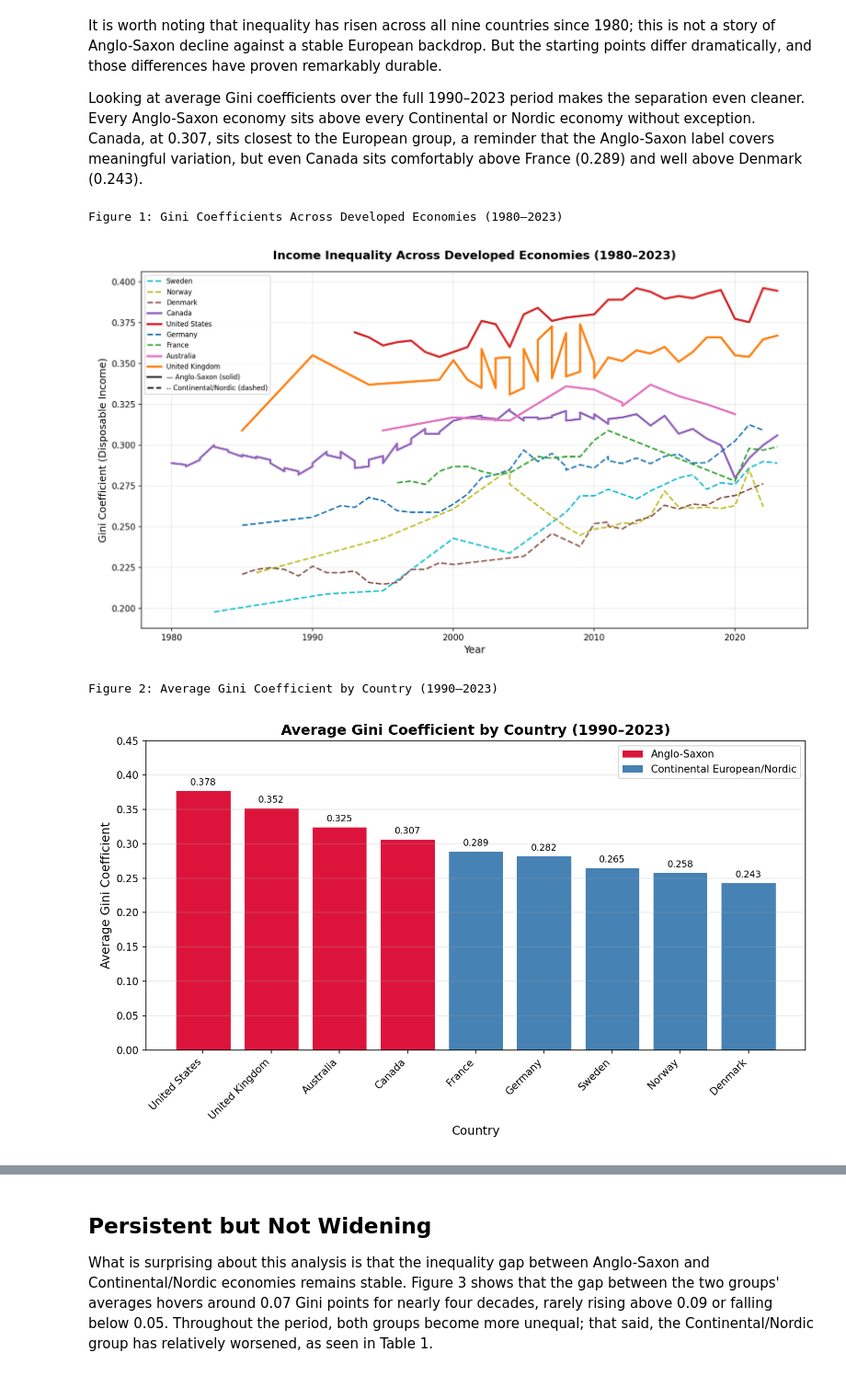
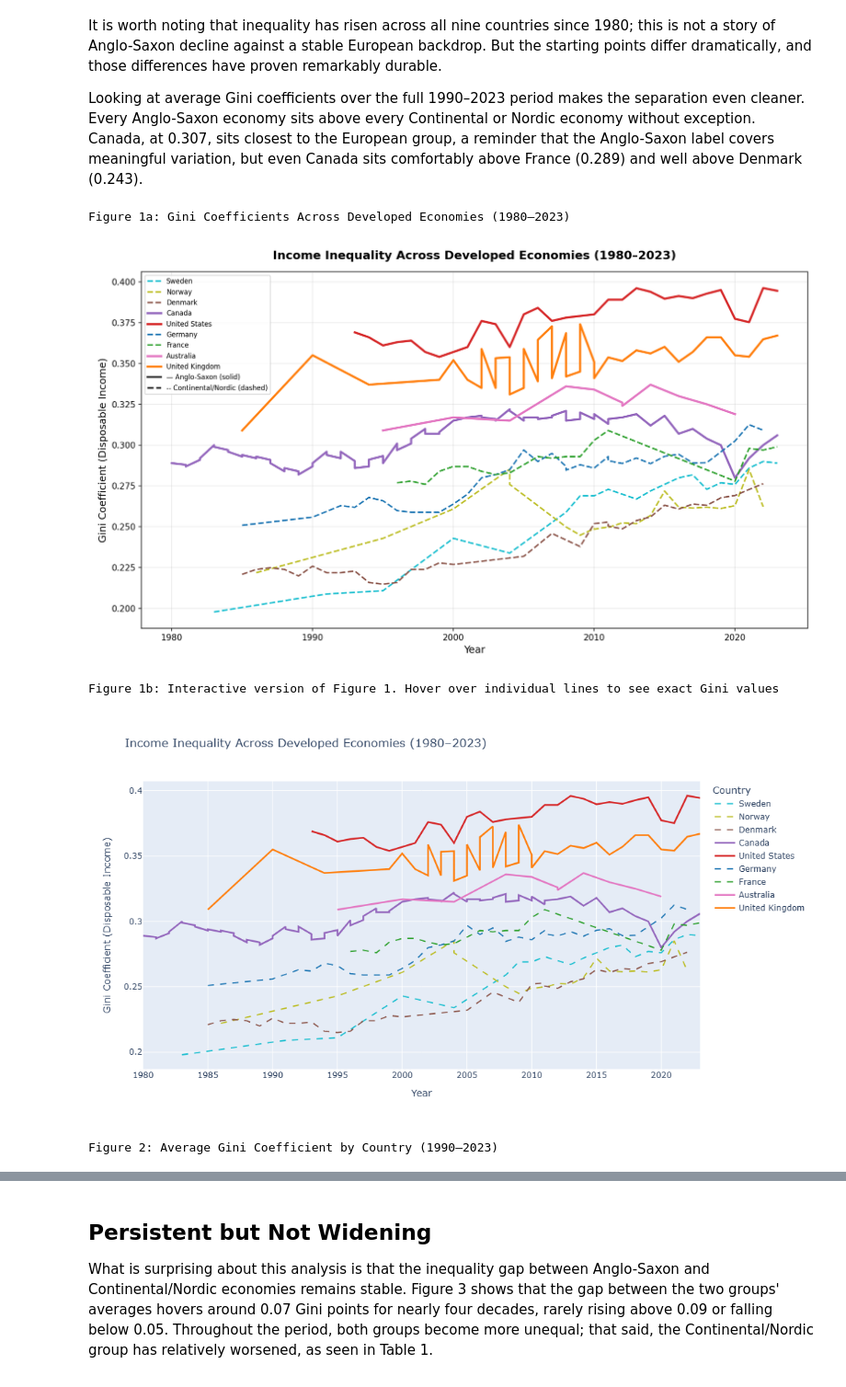
Before and after one commit to GeorgeKingham/Anglo-Saxon-Inequality, a Jupyter notebook: notebooks/Blog.ipynb, the cells around one changed output, grey strips where cells are left out. Shown at 92% size. Cells and saved outputs as stored; diff of their text form; code cells hidden in the pictures.

Commit message:
Improve figure captions with analytical takeaways

```diff
--- a/notebooks/Blog.ipynb
+++ b/notebooks/Blog.ipynb
@@ -637,13 +759,67 @@ Looking at average Gini coefficients over the full 1990–2023 period makes the
 # %%
 from IPython.display import Image, display
 
-print("Figure 1: Gini Coefficients Across Developed Economies (1980–2023)")
+print("Figure 1a: Gini Coefficients Across Developed Economies (1980–2023)")
 display(Image('../output/figures/gini_trends.png', width=800))
+
+print("Figure 1b: Interactive version of Figure 1. Hover over individual lines to see exact Gini values")
+import plotly.graph_objects as go
+
+# Add group column
+df_plot = df_clean.copy()
+df_plot['group'] = df_plot['country'].apply(
+    lambda x: 'Anglo-Saxon' if x in anglo_saxon else 'Continental/Nordic'
+)
+
+color_map = {
+    'United States': '#D62728',
+    'United Kingdom': '#FF7F0E',
+    'Canada': '#9467BD',
+    'Australia': '#E377C2',
+    'Germany': '#1F77B4',
+    'France': '#2CA02C',
+    'Sweden': '#17BECF',
+    'Norway': '#BCBD22',
+    'Denmark': '#8C564B'
+}
+
+fig = go.Figure()
+
+for country in df_plot['country'].unique():
+    data = df_plot[df_plot['country'] == country].sort_values('year')
+    is_anglo = country in anglo_saxon
+
+    fig.add_trace(go.Scatter(
+        x=data['year'],
+        y=data['gini'],
+        name=country,
+        mode='lines',
+        line=dict(
+            color=color_map[country],
+            dash='solid' if is_anglo else 'dash',
+            width=2.5 if is_anglo else 1.8
+        ),
+        hovertemplate=f'<b>{country}</b><br>Year: %{{x}}<br>Gini: %{{y:.3f}}<extra></extra>'
+    ))
+
+fig.update_layout(
+    title='Income Inequality Across Developed Economies (1980–2023)',
+    xaxis_title='Year',
+    yaxis_title='Gini Coefficient (Disposable Income)',
+    legend_title_text='Country',
+    hovermode='closest',
+    width=1000,
+    height=600,
+    hoverlabel=dict(bgcolor='white', font_size=12)
+)
+
+fig.show()
 
 print("\nFigure 2: Average Gini Coefficient by Country (1990–2023)")
 display(Image('../output/figures/gini_average.png', width=800))
 # %% [output]
-Figure 1: Gini Coefficients Across Developed Economies (1980–2023)
+Figure 1a: Gini Coefficients Across Developed Economies (1980–2023)
 [figure]
-Figure 2: Average Gini Coefficient by Country (1990–2023)
+Figure 1b: Interactive version of Figure 1. Hover over individual lines to see exact Gini values
-[figure, old version]
+[figure, new version]
+Figure 2: Average Gini Coefficient by Country (1990–2023)
```
Also changed, not shown: parts of 14 cells of this notebook.
